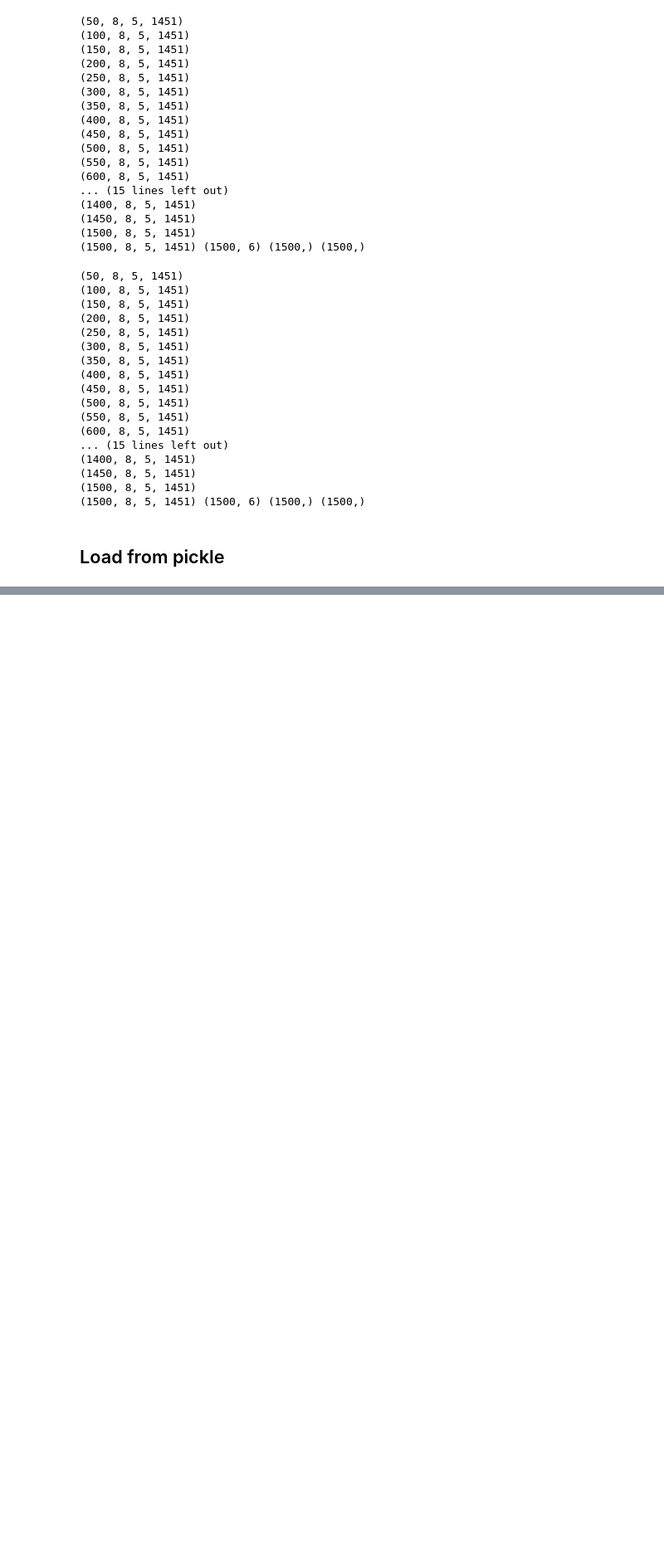
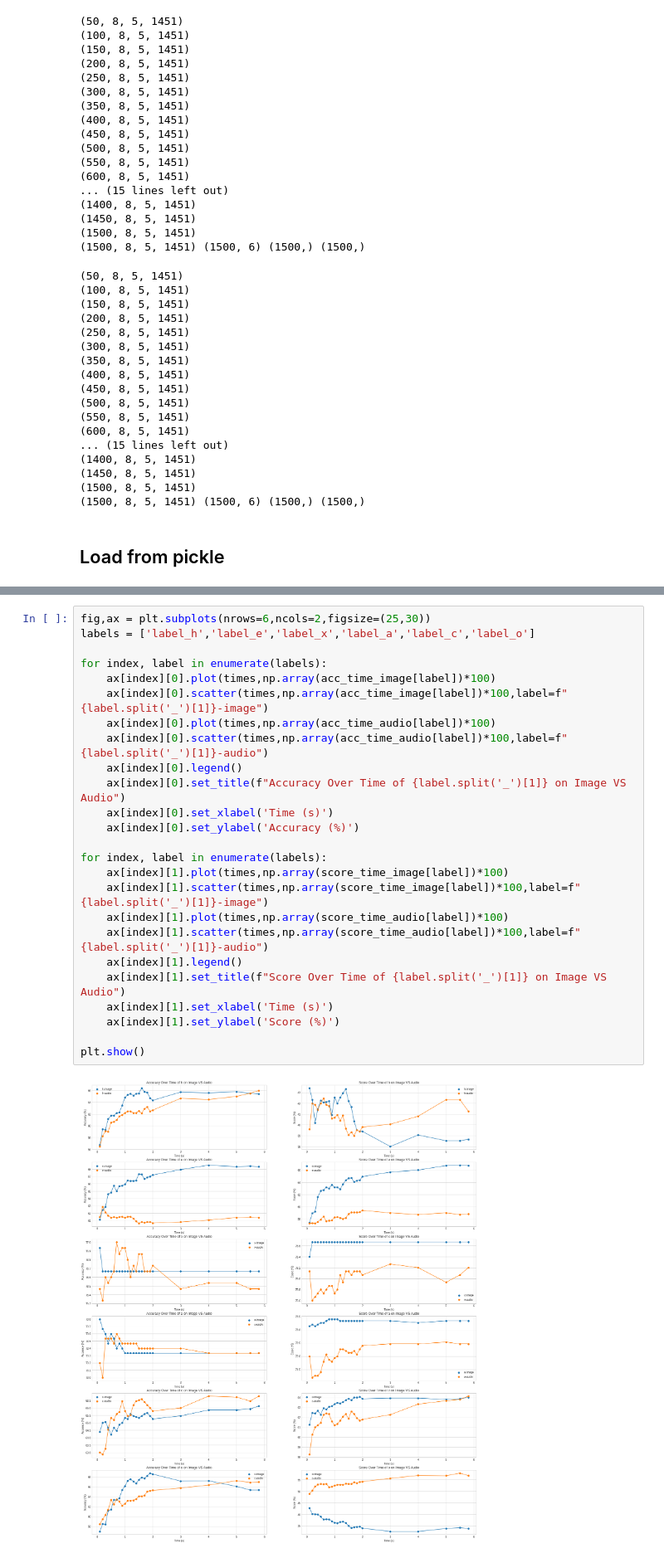
Before and after one commit to akraradets/2021JanHCI, a Jupyter notebook: 3-preprocess/4-Hypothesis2.ipynb, the cells around one changed output, grey strips where cells are left out. Shown at 83% size. Drawn from its saved outputs; the diff is of its cells as text; blank space fills up the shorter version.

```diff
--- a/3-preprocess/4-Hypothesis2.ipynb
+++ b/3-preprocess/4-Hypothesis2.ipynb
@@ -384,0 +441,27 @@ plt.show()
+# %%
+fig,ax = plt.subplots(nrows=6,ncols=2,figsize=(25,30))
+labels = ['label_h','label_e','label_x','label_a','label_c','label_o']
+
+for index, label in enumerate(labels):
+    ax[index][0].plot(times,np.array(acc_time_image[label])*100)
+    ax[index][0].scatter(times,np.array(acc_time_image[label])*100,label=f"{label.split('_')[1]}-image")
+    ax[index][0].plot(times,np.array(acc_time_audio[label])*100)
+    ax[index][0].scatter(times,np.array(acc_time_audio[label])*100,label=f"{label.split('_')[1]}-audio")
+    ax[index][0].legend()
+    ax[index][0].set_title(f"Accuracy Over Time of {label.split('_')[1]} on Image VS Audio")
+    ax[index][0].set_xlabel('Time (s)')
+    ax[index][0].set_ylabel('Accuracy (%)')
+
+for index, label in enumerate(labels):
+    ax[index][1].plot(times,np.array(score_time_image[label])*100)
+    ax[index][1].scatter(times,np.array(score_time_image[label])*100,label=f"{label.split('_')[1]}-image")
+    ax[index][1].plot(times,np.array(score_time_audio[label])*100)
+    ax[index][1].scatter(times,np.array(score_time_audio[label])*100,label=f"{label.split('_')[1]}-audio")
+    ax[index][1].legend()
+    ax[index][1].set_title(f"Score Over Time of {label.split('_')[1]} on Image VS Audio")
+    ax[index][1].set_xlabel('Time (s)')
+    ax[index][1].set_ylabel('Score (%)')
+
+plt.show()
+# %% [output]
+[figure, added]
```
Also changed, not shown: parts of 9 cells of this notebook.
